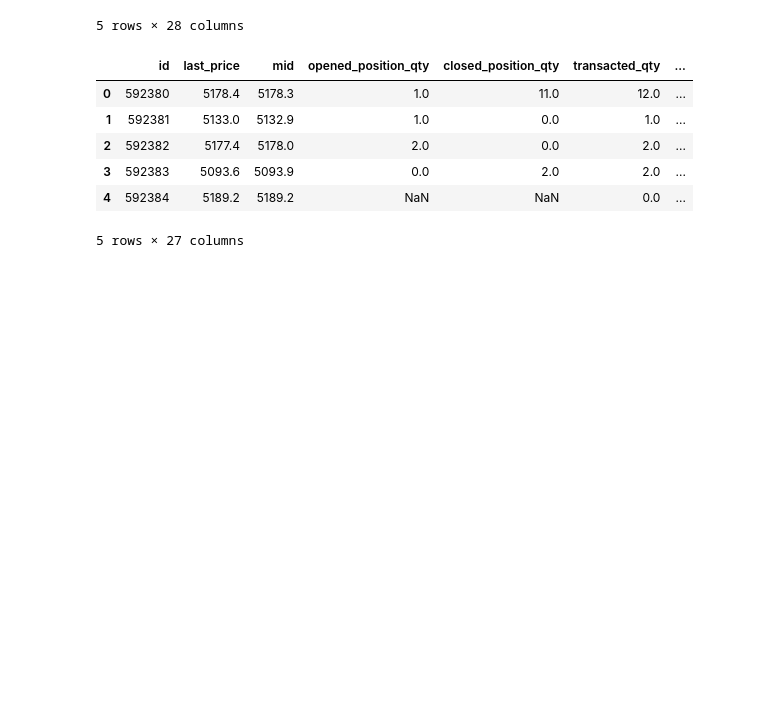
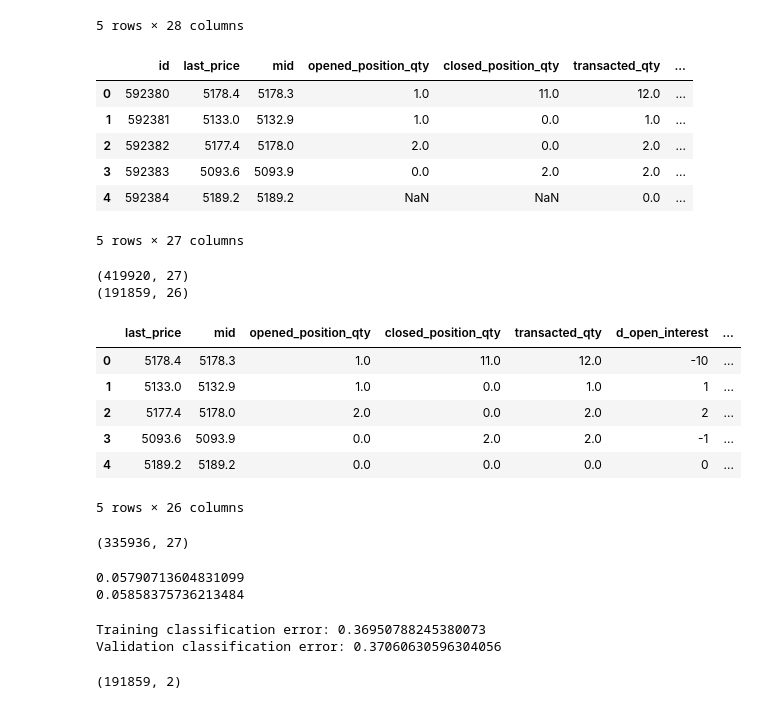
Before and after one commit to jenniferksun/cs155-price-prediction, a Jupyter notebook: price_prediction.ipynb, the cells around one changed output. Cells and saved outputs as stored; diff of their text form; code cells hidden in the pictures; blank space fills up the shorter version.

```diff
--- a/price_prediction.ipynb
+++ b/price_prediction.ipynb
@@ -61,0 +55,30 @@ test = test.drop(['id'], axis=1)
+# %%
+train = train.dropna()
+#train_y = train['y']
+#drop = ['id', 'y']
+
+train = train.drop(['id'], axis=1)
+# del train_col[0]
+#del train_col[-1]
+
+test_ids = test['id']
+test = test.drop(['id'], axis=1)
+
+# Replace NaN values with 0
+test = test.fillna(0)
+# %%
+print(train.shape)
+print(test.shape)
+# %% [output]
+(419920, 27)
+(191859, 26)
+# %%
+test.head()
+# %% [output]
+|  | last_price | mid | opened_position_qty | closed_position_qty | transacted_qty | d_open_interest | ... |
+| 0 | 5178.4 | 5178.3 | 1.0 | 11.0 | 12.0 | -10 | ... |
+| 1 | 5133.0 | 5132.9 | 1.0 | 0.0 | 1.0 | 1 | ... |
+| 2 | 5177.4 | 5178.0 | 2.0 | 0.0 | 2.0 | 2 | ... |
+| 3 | 5093.6 | 5093.9 | 0.0 | 2.0 | 2.0 | -1 | ... |
+| 4 | 5189.2 | 5189.2 | 0.0 | 0.0 | 0.0 | 0 | ... |
+5 rows × 26 columns
@@ -61,0 +101,46 @@ test = test.drop(['id'], axis=1)
+# %%
+print(train.shape)
+
+# # Normalize data
+min_max_scaler = preprocessing.MinMaxScaler()
+train_norm = min_max_scaler.fit_transform(train.to_numpy())
+train = pd.DataFrame(train_norm)
+
+test_norm = min_max_scaler.fit_transform(test.to_numpy())
+test = pd.DataFrame(test_norm)
+
+# train.head()
+# %% [output]
+(335936, 27)
+# %%
+lin_reg = LinearRegression().fit(train_X, train_y)
+print(lin_reg.score(train_X, train_y))
+print(lin_reg.score(test_X, test_y))
+# %% [output]
+0.05790713604831099
+0.05858375736213484
+# %%
+# Logistic Regression
+log_reg = LogisticRegression().fit(train_X, train_y)
+print('Training classification error: ' + str(1 - log_reg.score(train_X, train_y)))
+print('Validation classification error: ' + str(1 - log_reg.score(test_X, test_y)))
+
+# Predict labels on validation set
+lr_pred = log_reg.predict(test.to_numpy())
+lr_pred = pd.DataFrame(lr_pred, columns=['Predicted'])
+lr_pred.insert(0, 'id', test_ids)
+lr_pred.to_csv("lr_labels_submission.csv", index=False)
+
+# Predict probabilities on validation set
+lr_pred = log_reg.predict_proba(test.to_numpy())
+# Probabilities of being labeled 1
+lr_pred = pd.DataFrame(lr_pred[:,1], columns=['Predicted'])
+lr_pred.insert(0, 'id', test_ids)
+lr_pred.to_csv("lr_probs_submission.csv", index=False)
+# %% [output]
+Training classification error: 0.36950788245380073
+Validation classification error: 0.37060630596304056
+# %%
+lr_pred.shape
+# %% [output]
+(191859, 2)
```
Also changed, not shown: parts of 11 cells of this notebook, 2 other files.
